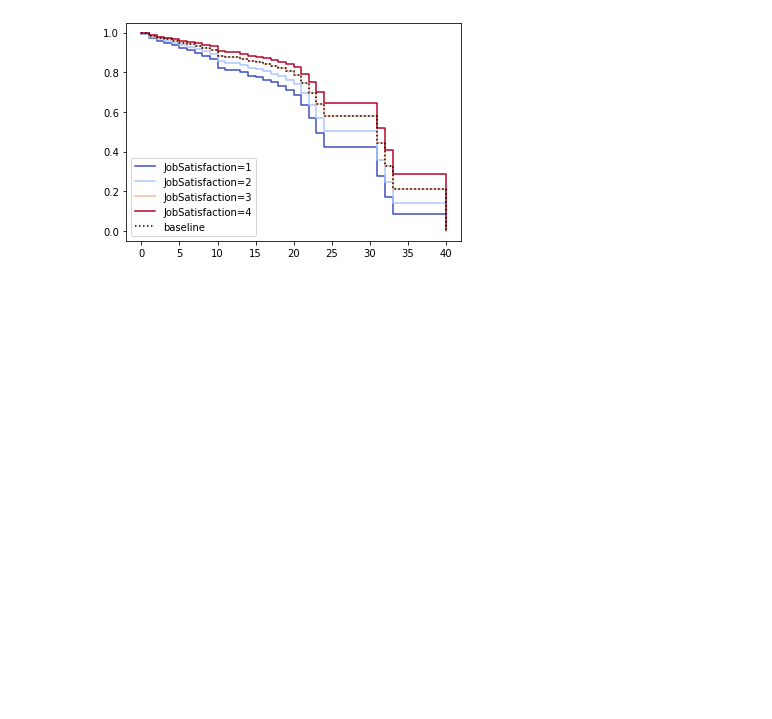
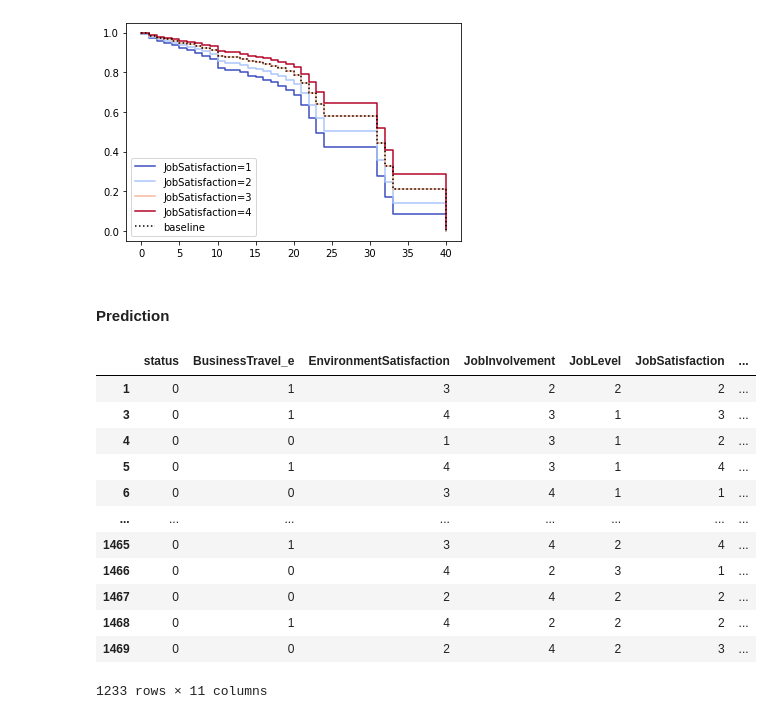
Before and after one commit to tuatalok/IBM_HR_Analytics_Employee_Attrition, a Jupyter notebook: survival.ipynb, the cells around one changed output. Saved outputs shown, nothing was run; the diff lists cells and outputs as text; code cells hidden in the pictures; blank space fills up the shorter version.

Commit message:
V.1.0.1 (prediction)

```diff
--- a/survival.ipynb
+++ b/survival.ipynb
@@ -330,3 +330,22 @@ model_cox.plot_partial_effects_on_outcome(covariates='JobSatisfaction', values=[
 # %% [output]
 <AxesSubplot:>
 [figure]
+# %% [markdown]
+#### Prediction
+# %%
+df_new = df_c[df_c['status']==0]
+df_new
+# %% [output]
+|  | status | BusinessTravel_e | EnvironmentSatisfaction | JobInvolvement | JobLevel | JobSatisfaction | ... |
+| 1 | 0 | 1 | 3 | 2 | 2 | 2 | ... |
+| 3 | 0 | 1 | 4 | 3 | 1 | 3 | ... |
+| 4 | 0 | 0 | 1 | 3 | 1 | 2 | ... |
+| 5 | 0 | 1 | 4 | 3 | 1 | 4 | ... |
+| 6 | 0 | 0 | 3 | 4 | 1 | 1 | ... |
+| ... | ... | ... | ... | ... | ... | ... | ... |
+| 1465 | 0 | 1 | 3 | 4 | 2 | 4 | ... |
+| 1466 | 0 | 0 | 4 | 2 | 3 | 1 | ... |
+| 1467 | 0 | 0 | 2 | 4 | 2 | 2 | ... |
+| 1468 | 0 | 1 | 4 | 2 | 2 | 2 | ... |
+| 1469 | 0 | 0 | 2 | 4 | 2 | 3 | ... |
+1233 rows × 11 columns
```
Also changed, not shown: parts of 4 cells of this notebook.
